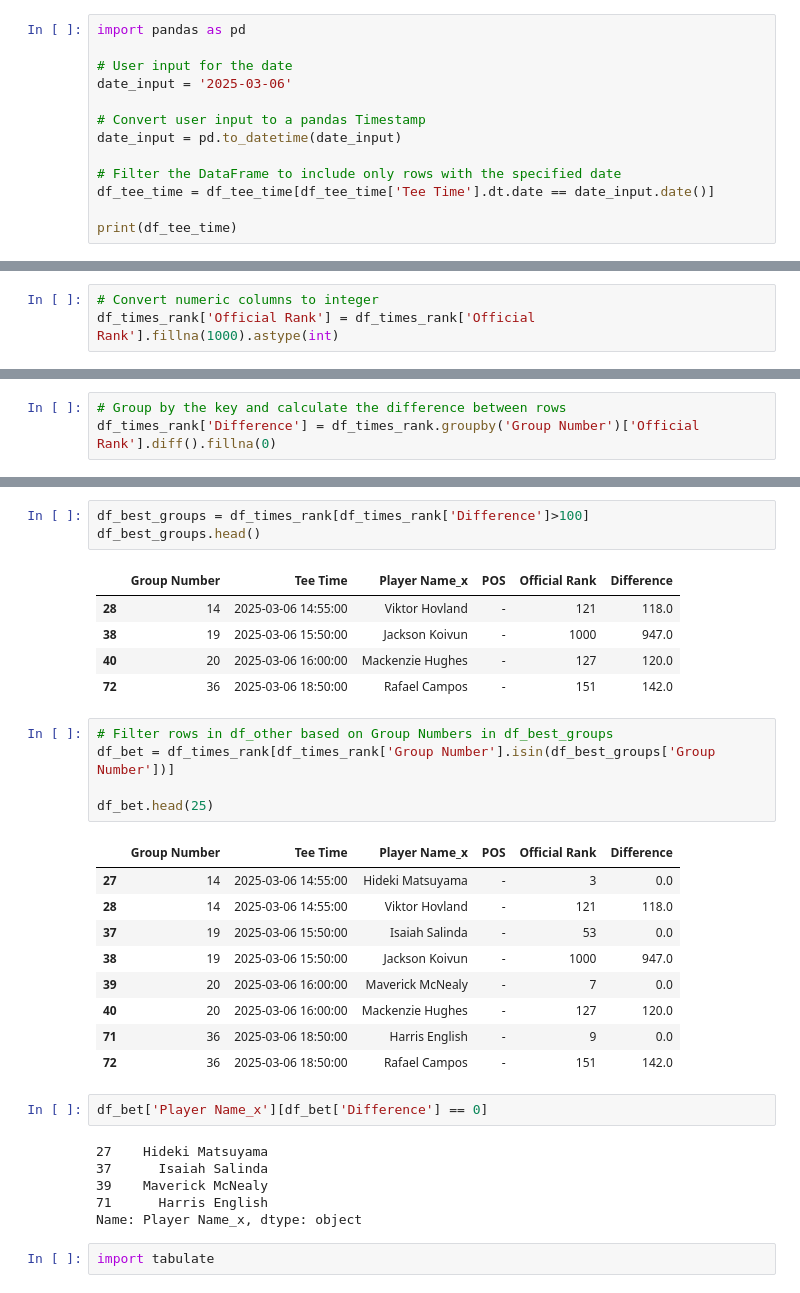
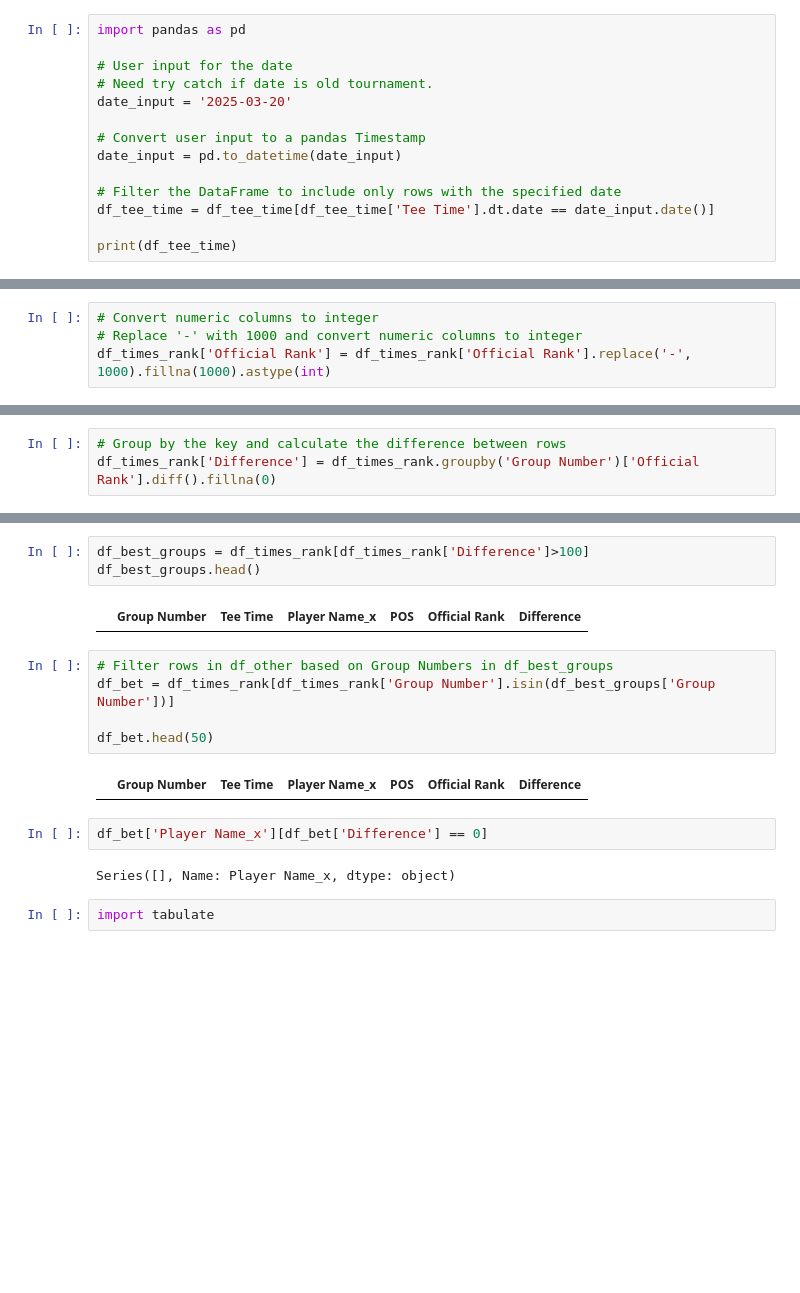
Before and after one commit to rypi314/data_golf, a Jupyter notebook: pga_analysis.ipynb, the cells around one changed output, grey strips where cells are left out. Saved outputs shown, nothing was run; the diff lists cells and outputs as text; blank space fills up the shorter version.

```diff
--- a/pga_analysis.ipynb
+++ b/pga_analysis.ipynb
@@ -13,7 +13,8 @@ df_tee_time = df
 import pandas as pd
 
 # User input for the date
-date_input = '2025-03-06'
+# Need try catch if date is old tournament.
+date_input = '2025-03-20'
 
 # Convert user input to a pandas Timestamp
 date_input = pd.to_datetime(date_input)
@@ -108,3 +129,4 @@ df_times_rank = df_times_rank[['Group Number','Tee Time', 'Player Name_x','POS',
 # %%
 # Convert numeric columns to integer
-df_times_rank['Official Rank'] = df_times_rank['Official Rank'].fillna(1000).astype(int)
+# Replace '-' with 1000 and convert numeric columns to integer
+df_times_rank['Official Rank'] = df_times_rank['Official Rank'].replace('-', 1000).fillna(1000).astype(int)
@@ -136,33 +162,17 @@ df_best_groups = df_times_rank[df_times_rank['Difference']>100]
 df_best_groups.head()
 # %% [output]
 |  | Group Number | Tee Time | Player Name_x | POS | Official Rank | Difference |
-| 28 | 14 | 2025-03-06 14:55:00 | Viktor Hovland | - | 121 | 118.0 |
-| 38 | 19 | 2025-03-06 15:50:00 | Jackson Koivun | - | 1000 | 947.0 |
-| 40 | 20 | 2025-03-06 16:00:00 | Mackenzie Hughes | - | 127 | 120.0 |
-| 72 | 36 | 2025-03-06 18:50:00 | Rafael Campos | - | 151 | 142.0 |
 # %%
 # Filter rows in df_other based on Group Numbers in df_best_groups
 df_bet = df_times_rank[df_times_rank['Group Number'].isin(df_best_groups['Group Number'])]
 
-df_bet.head(25)
+df_bet.head(50)
 # %% [output]
 |  | Group Number | Tee Time | Player Name_x | POS | Official Rank | Difference |
-| 27 | 14 | 2025-03-06 14:55:00 | Hideki Matsuyama | - | 3 | 0.0 |
-| 28 | 14 | 2025-03-06 14:55:00 | Viktor Hovland | - | 121 | 118.0 |
-| 37 | 19 | 2025-03-06 15:50:00 | Isaiah Salinda | - | 53 | 0.0 |
-| 38 | 19 | 2025-03-06 15:50:00 | Jackson Koivun | - | 1000 | 947.0 |
-| 39 | 20 | 2025-03-06 16:00:00 | Maverick McNealy | - | 7 | 0.0 |
-| 40 | 20 | 2025-03-06 16:00:00 | Mackenzie Hughes | - | 127 | 120.0 |
-| 71 | 36 | 2025-03-06 18:50:00 | Harris English | - | 9 | 0.0 |
-| 72 | 36 | 2025-03-06 18:50:00 | Rafael Campos | - | 151 | 142.0 |
 # %%
 df_bet['Player Name_x'][df_bet['Difference'] == 0]
 # %% [output]
-27    Hideki Matsuyama
-37      Isaiah Salinda
-39    Maverick McNealy
-71      Harris English
-Name: Player Name_x, dtype: object
+Series([], Name: Player Name_x, dtype: object)
 # %%
 import tabulate
 # %% [output]
```
Also changed, not shown: parts of 10 cells of this notebook.
